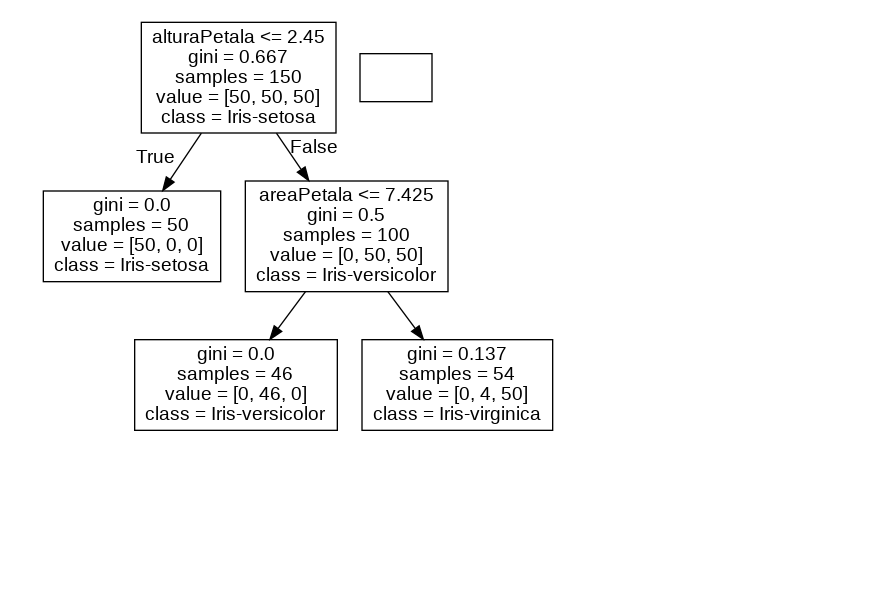
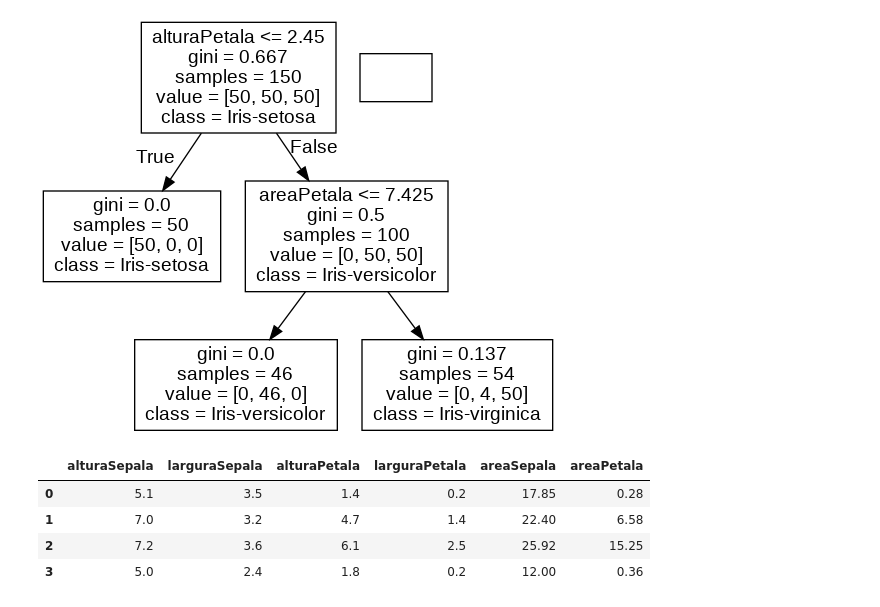
Before and after one commit to b4lbs/Ceub_IA, a Jupyter notebook: Ceub_IA.ipynb, the cells around one changed output. Cells and saved outputs as stored; diff of their text form; code cells hidden in the pictures; blank space fills up the shorter version.

```diff
--- a/Ceub_IA.ipynb
+++ b/Ceub_IA.ipynb
@@ -181,3 +181,17 @@ graph = pydotplus.graph_from_dot_data(dot_data)
 Image(graph.create_png())
 # %% [output]
 [figure]
+# %%
+#Usar árvore de decisão para prever resultados
+iris1 = [5.1,3.5,1.4,0.2,17.85,0.28] #setosa
+iris2 = [7.0, 3.2, 4.7,1.4,22.4,6.58] #versicolor
+iris3 = [7.2,3.6,6.1,2.5,25.92,15.25] #virginica
+iris4 = [5.0,2.4,1.8,0.2,12.0,0.36] #?????
+conjuntoIris = pd.DataFrame([iris1,iris2,iris3,iris4], columns= varIndependentes)
+conjuntoIris
+# %% [output]
+|  | alturaSepala | larguraSepala | alturaPetala | larguraPetala | areaSepala | areaPetala |
+| 0 | 5.1 | 3.5 | 1.4 | 0.2 | 17.85 | 0.28 |
+| 1 | 7.0 | 3.2 | 4.7 | 1.4 | 22.40 | 6.58 |
+| 2 | 7.2 | 3.6 | 6.1 | 2.5 | 25.92 | 15.25 |
+| 3 | 5.0 | 2.4 | 1.8 | 0.2 | 12.00 | 0.36 |
```
Also changed, not shown: parts of 6 cells of this notebook.
